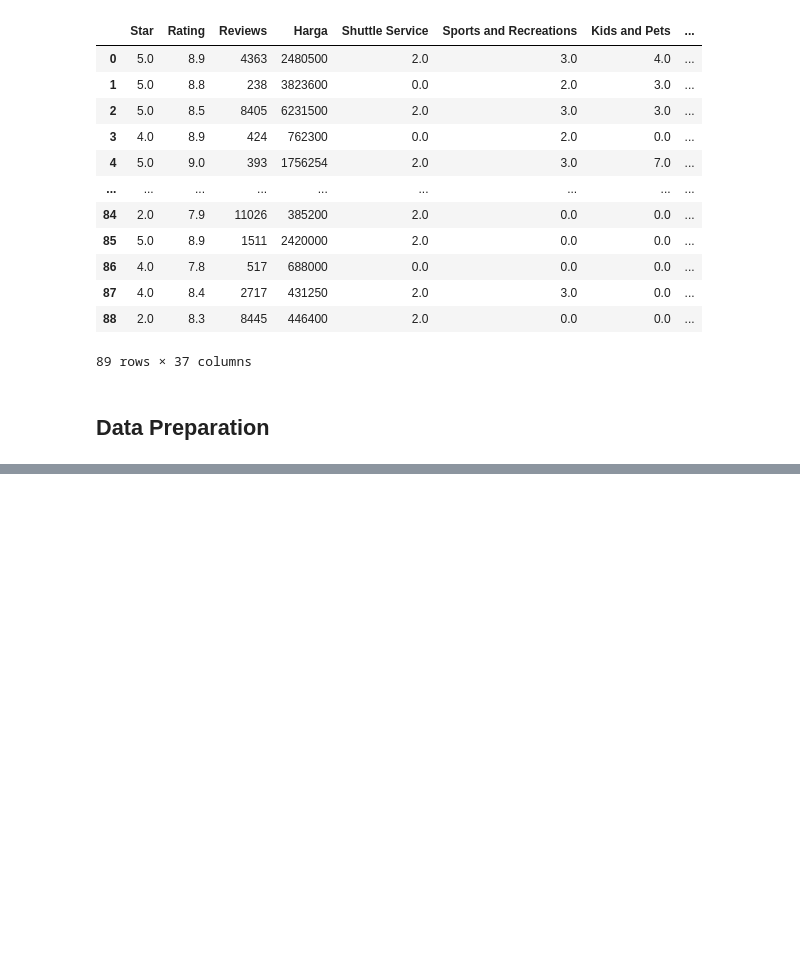
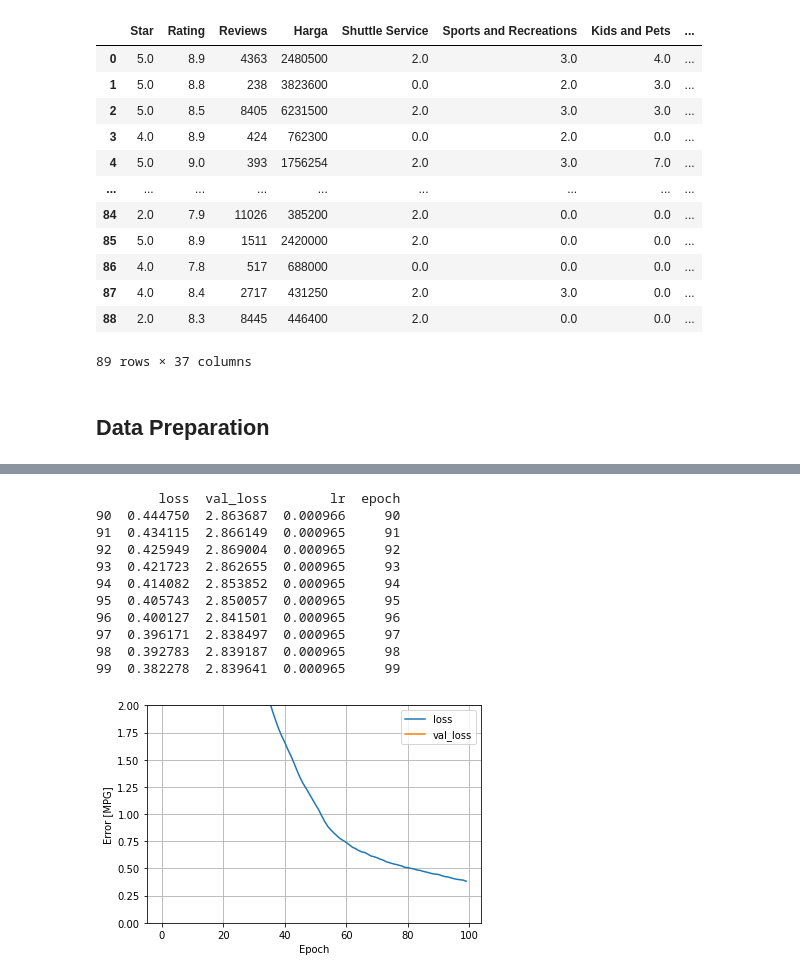
Before and after one commit to GusanwaAkbar/Traveloka-Hotel-Ranking, a Jupyter notebook: Machine-Learning/Capstone_Test_v2_(XGB,_LGBM,_CB).ipynb, the cells around one changed output, grey strips where cells are left out. Cells and saved outputs as stored; diff of their text form; code cells hidden in the pictures; blank space fills up the shorter version.

```diff
--- a/Machine-Learning/Capstone_Test_v2_(XGB,_LGBM,_CB).ipynb
+++ b/Machine-Learning/Capstone_Test_v2_(XGB,_LGBM,_CB).ipynb
@@ -591,0 +610,15 @@ DNN_Pipeline(large_model())
+# %%
+mikro = DNN_Pipeline(mikro_model())
+# %% [output]
+        loss  val_loss        lr  epoch
+90  0.444750  2.863687  0.000966     90
+91  0.434115  2.866149  0.000965     91
+92  0.425949  2.869004  0.000965     92
+93  0.421723  2.862655  0.000965     93
+94  0.414082  2.853852  0.000965     94
+95  0.405743  2.850057  0.000965     95
+96  0.400127  2.841501  0.000965     96
+97  0.396171  2.838497  0.000965     97
+98  0.392783  2.839187  0.000965     98
+99  0.382278  2.839641  0.000965     99
+[figure, added]
```
Also changed, not shown: parts of 46 cells of this notebook.
